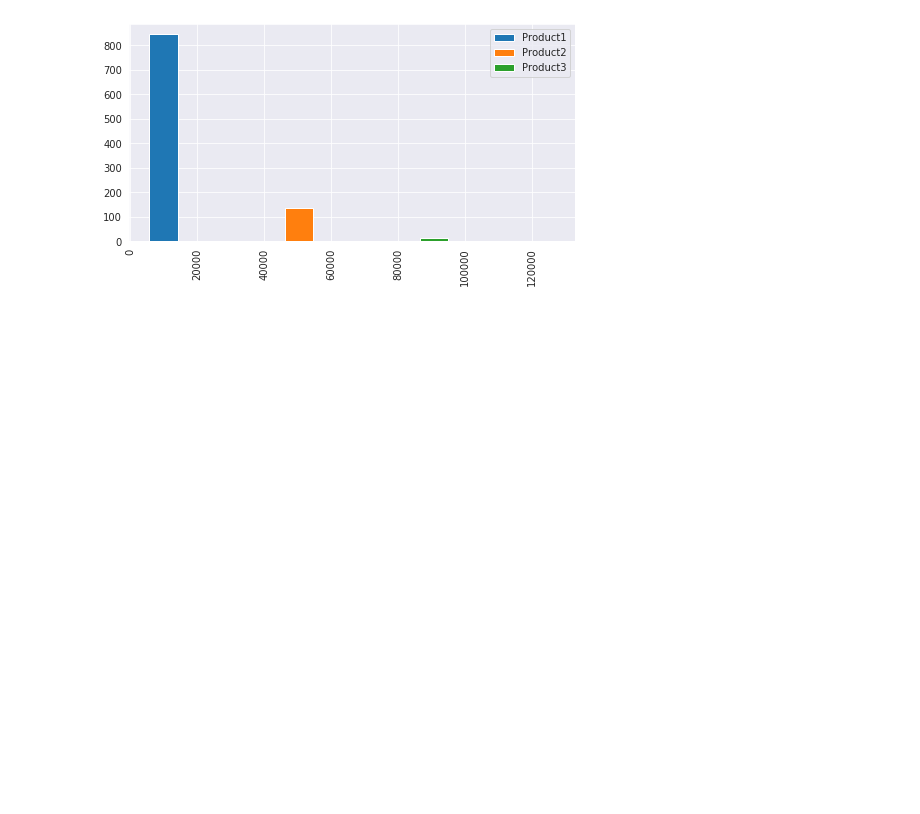
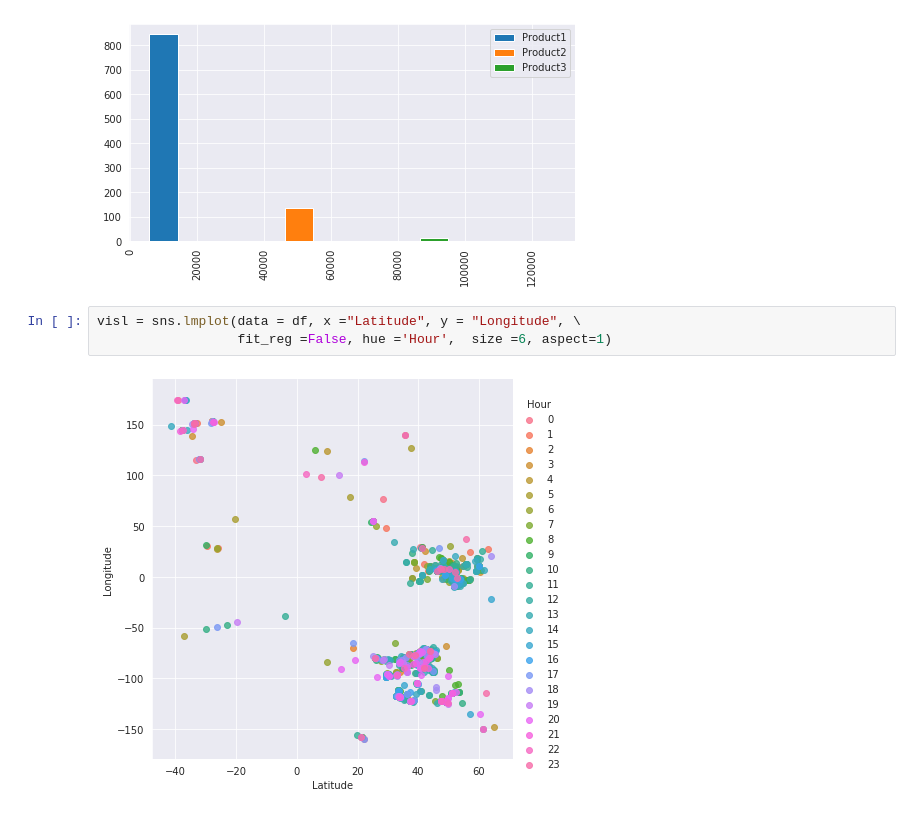
Before and after one commit to erfinderin/Data_Science, a Jupyter notebook: SalesJanuary2009.ipynb, the cells around one changed output. Saved outputs shown, nothing was run; the diff lists cells and outputs as text; blank space fills up the shorter version.

```diff
--- a/SalesJanuary2009.ipynb
+++ b/SalesJanuary2009.ipynb
@@ -386,3 +377,8 @@ plt.legend()
 plt.show()
 # %% [output]
 [figure]
+# %%
+visl = sns.lmplot(data = df, x ="Latitude", y = "Longitude", \
+                  fit_reg =False, hue ='Hour',  size =6, aspect=1)
+# %% [output]
+[figure, added]
```
Also changed, not shown: parts of 1 cell of this notebook.
